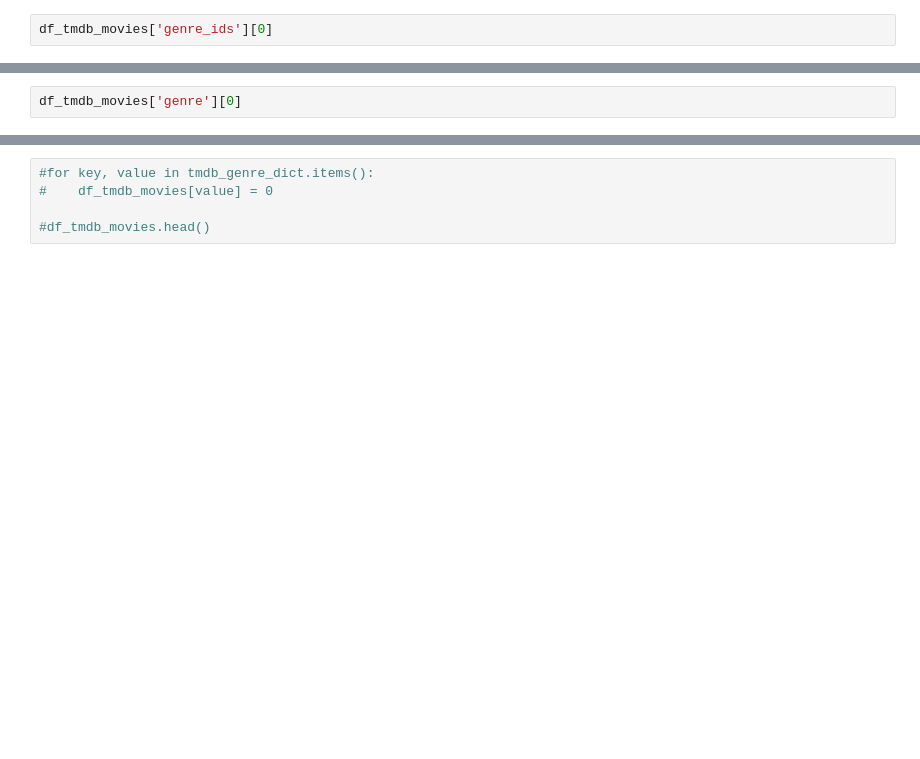
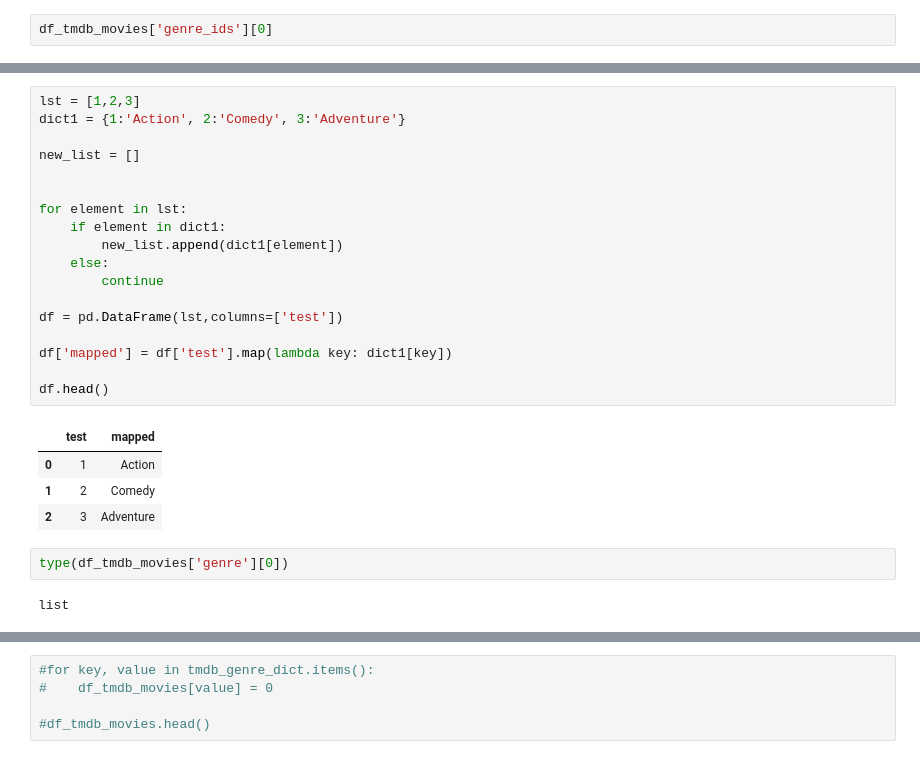
Before and after one commit to dt1086/Phase1_Project, a Jupyter notebook: Data Exploration.ipynb, the cells around one changed output, grey strips where cells are left out. Saved outputs shown, nothing was run; the diff lists cells and outputs as text; blank space fills up the shorter version.

Commit message:
Data Exploration v2

```diff
--- a/Data Exploration.ipynb
+++ b/Data Exploration.ipynb
@@ -365,5 +381,30 @@ df_tmdb_movies.head()
+# %%
+lst = [1,2,3]
+dict1 = {1:'Action', 2:'Comedy', 3:'Adventure'}
+
+new_list = []
+
+
+for element in lst:
+    if element in dict1:
+        new_list.append(dict1[element])
+    else:
+        continue
+
+df = pd.DataFrame(lst,columns=['test'])
+
+df['mapped'] = df['test'].map(lambda key: dict1[key])
+
+df.head()
+# %% [output]
+|  | test | mapped |
+| 0 | 1 | Action |
+| 1 | 2 | Comedy |
+| 2 | 3 | Adventure |
 # %%
-df_tmdb_movies['genre'][0]
+type(df_tmdb_movies['genre'][0])
+# %% [output]
+list
 # %%
 #df_tmdb_movies = pd.DataFrame(df_tmdb_movies['genre'].to_list(), columns=['genre1', 'genre2', 'genre3', 'genre4'])
 
```
Also changed, not shown: parts of 5 cells of this notebook.
